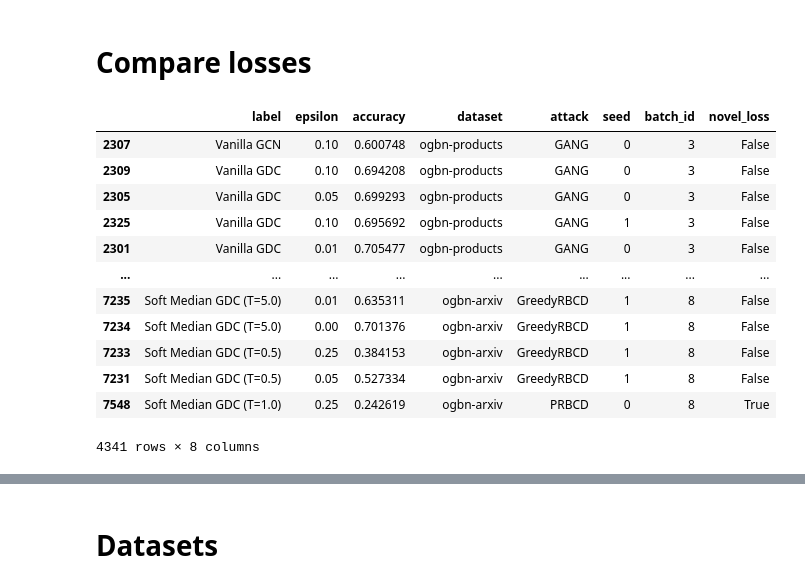
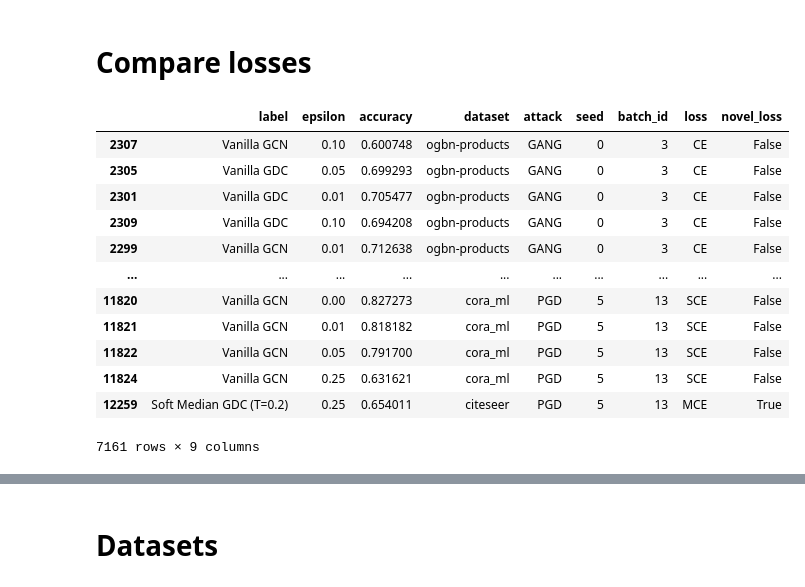
Before and after one commit to sigeisler/robustness_of_gnns_at_scale, a Jupyter notebook: notebooks/Table - Results Table.ipynb, the cells around one changed output, grey strips where cells are left out. Saved outputs shown, nothing was run; the diff lists cells and outputs as text; code cells hidden in the pictures.

```diff
--- a/notebooks/Table - Results Table.ipynb
+++ b/notebooks/Table - Results Table.ipynb
@@ -49,12 +52,12 @@ labels_to_plot = [
 ]
 # %%
 dataset_map = {
-    'cora_ml': r'\textbf{Cora ML~\citep{Bojchevski2018}}', # '\rotatebox{90}{Cora ML~\citep{Bojchevski2018}}',
-    'citeseer': r'\textbf{Citeseer~\citep{McCallum2000}}',
-    'pubmed': r'\textbf{PubMed~\citep{Sen2008}}',
-    'ogbn-arxiv': r'\textbf{arXiv~\citep{Hu2020}}',
-    'ogbn-products': r'\textbf{Products~\citep{Hu2020}}',
-    'ogbn-papers100M': r'\textbf{Papers 100M~\citep{Hu2020}}'
+    'cora_ml': r'\textbf{Cora ML}',#'~\citep{Bojchevski2018}}', # '\rotatebox{90}{Cora ML~\citep{Bojchevski2018}}',
+    'citeseer': r'\textbf{Citeseer}',#~\citep{McCallum2000}}',
+    'pubmed': r'\textbf{PubMed}',#~\citep{Sen2008}}',
+    'ogbn-arxiv': r'\textbf{arXiv}',#~\citep{Hu2020}}',
+    'ogbn-products': r'\textbf{Products}',#~\citep{Hu2020}}',
+    'ogbn-papers100M': r'\textbf{Papers 100M}',#~\citep{Hu2020}}'
 }
 dataset_order = [dataset_map[k] for k in dataset_map.keys()]
 # %%
@@ -422,17 +465,22 @@ loss_c = r'\textbf{Loss}'
 
 loss_map = {
     'CE': 'CE',
+    'CW': 'CW',
+    'SCE': 'SCE',
     'MCE': 'MCE',
     'tanhCW': 'tanh Margin',
 }
 
-def loss_str(attack: str, novel_loss: bool) -> str:
-    if attack == 'FGSM' and novel_loss:
-        return loss_map['MCE']
-    elif attack == 'PGD' and novel_loss:
-        return loss_map['tanhCW']
+def loss_str(attack: str, loss: str, stop_optimizing_if_label_flipped: bool) -> str:
+    if isinstance(loss, str):
+        return loss_map[loss]
     else:
-        return loss_map['CE']
+        if attack == 'FGSM' and stop_optimizing_if_label_flipped:
+            return loss_map['MCE']
+        elif attack == 'PGD' and stop_optimizing_if_label_flipped:
+            return loss_map['tanhCW']
+        else:
+            return loss_map['CE']
 
 def transform_label(label: str):
     label = label.replace('\n', ' ').replace(' (T=0.5)','').replace(' (T=0.2)','').replace(' ', r'\\')
@@ -440,40 +488,45 @@ def transform_label(label: str):
 # %%
 df_results = [
     pd.DataFrame(r)
     for r in df_experiments['result.results']
 ]
 for df_result, (_, df_experiment) in zip(df_results, df_experiments.iterrows()):
     df_result['dataset'] = df_experiment['config.dataset']
     df_result['attack'] = df_experiment['config.attack']
     df_result['seed'] = df_experiment['config.seed']
     df_result['batch_id'] = df_experiment['batch_id']
+    df_result['loss'] = loss_str(
+        df_experiment['config.attack'],
+        df_experiment['config.attack_params.loss_type'],
+        df_experiment['config.attack_params.stop_optimizing_if_label_flipped']
+    )
     df_result['novel_loss'] = (
         (df_experiment['config.attack_params.stop_optimizing_if_label_flipped'] == True)
         | (df_experiment['config.attack_params.loss_type'] == 'MCE')
         | (df_experiment['config.attack_params.loss_type'] == 'tanhCW')
     )
 
 df_results = pd.concat(df_results, ignore_index=True)
 df_results = df_results.sort_values('batch_id')
 df_results = df_results.drop_duplicates([
     c for c in df_results.columns if c != 'batch_id' and c != 'accuracy'
 ], keep='last')
 
 df_results
 # %% [output]
-|  | label | epsilon | accuracy | dataset | attack | seed | batch_id | novel_loss |
-| 2307 | Vanilla GCN | 0.10 | 0.600748 | ogbn-products | GANG | 0 | 3 | False |
-| 2309 | Vanilla GDC | 0.10 | 0.694208 | ogbn-products | GANG | 0 | 3 | False |
-| 2305 | Vanilla GDC | 0.05 | 0.699293 | ogbn-products | GANG | 0 | 3 | False |
-| 2325 | Vanilla GDC | 0.10 | 0.695692 | ogbn-products | GANG | 1 | 3 | False |
-| 2301 | Vanilla GDC | 0.01 | 0.705477 | ogbn-products | GANG | 0 | 3 | False |
-| ... | ... | ... | ... | ... | ... | ... | ... | ... |
-| 7235 | Soft Median GDC (T=5.0) | 0.01 | 0.635311 | ogbn-arxiv | GreedyRBCD | 1 | 8 | False |
-| 7234 | Soft Median GDC (T=5.0) | 0.00 | 0.701376 | ogbn-arxiv | GreedyRBCD | 1 | 8 | False |
-| 7233 | Soft Median GDC (T=0.5) | 0.25 | 0.384153 | ogbn-arxiv | GreedyRBCD | 1 | 8 | False |
-| 7231 | Soft Median GDC (T=0.5) | 0.05 | 0.527334 | ogbn-arxiv | GreedyRBCD | 1 | 8 | False |
-| 7548 | Soft Median GDC (T=1.0) | 0.25 | 0.242619 | ogbn-arxiv | PRBCD | 0 | 8 | True |
+|  | label | epsilon | accuracy | dataset | attack | seed | batch_id | loss | novel_loss |
+| 2307 | Vanilla GCN | 0.10 | 0.600748 | ogbn-products | GANG | 0 | 3 | CE | False |
+| 2305 | Vanilla GDC | 0.05 | 0.699293 | ogbn-products | GANG | 0 | 3 | CE | False |
+| 2301 | Vanilla GDC | 0.01 | 0.705477 | ogbn-products | GANG | 0 | 3 | CE | False |
+| 2309 | Vanilla GDC | 0.10 | 0.694208 | ogbn-products | GANG | 0 | 3 | CE | False |
+| 2299 | Vanilla GCN | 0.01 | 0.712638 | ogbn-products | GANG | 0 | 3 | CE | False |
+| ... | ... | ... | ... | ... | ... | ... | ... | ... | ... |
+| 11820 | Vanilla GCN | 0.00 | 0.827273 | cora_ml | PGD | 5 | 13 | SCE | False |
+| 11821 | Vanilla GCN | 0.01 | 0.818182 | cora_ml | PGD | 5 | 13 | SCE | False |
+| 11822 | Vanilla GCN | 0.05 | 0.791700 | cora_ml | PGD | 5 | 13 | SCE | False |
+| 11824 | Vanilla GCN | 0.25 | 0.631621 | cora_ml | PGD | 5 | 13 | SCE | False |
+| 12259 | Soft Median GDC (T=0.2) | 0.25 | 0.654011 | citeseer | PGD | 5 | 13 | MCE | True |
-4341 rows × 8 columns
+7161 rows × 9 columns
 # %%
 df = []
 
```
Also changed, not shown: parts of 20 cells of this notebook, 8 other files.
